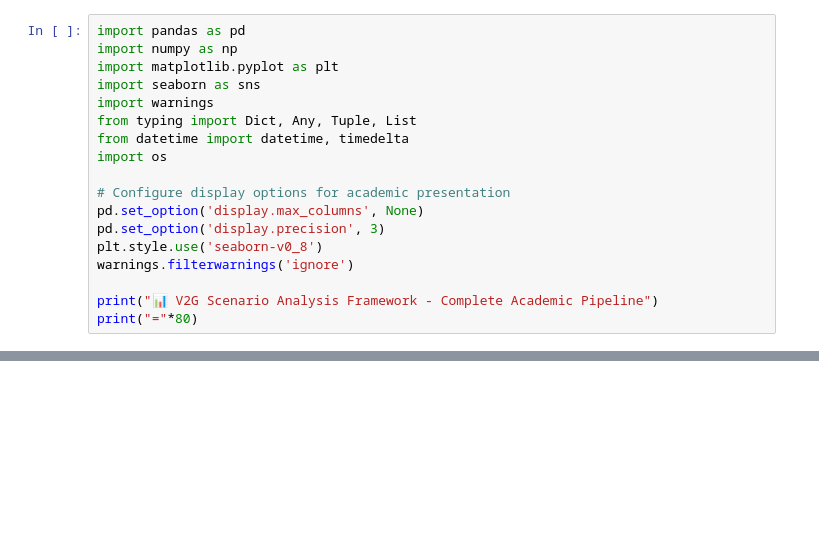
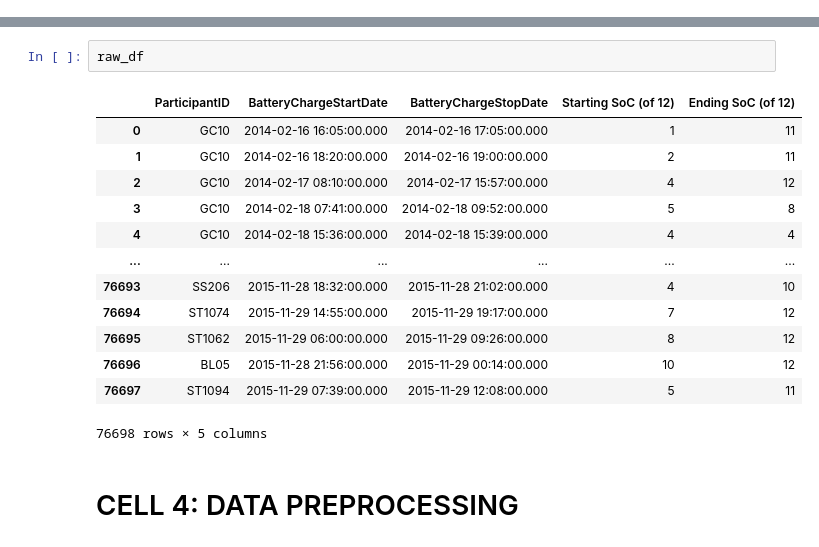
Before and after one commit to ikszn/V2G-Potential, a Jupyter notebook: V2GPotentialv11.ipynb, the cells around one changed output, grey strips where cells are left out. Drawn from its saved outputs; the diff is of its cells as text; blank space fills up the shorter version.

```diff
--- a/V2GPotentialv11.ipynb
+++ b/V2GPotentialv11.ipynb
@@ -25,18 +2,0 @@ Date: 13/09/25
-# %%
-import pandas as pd
-import numpy as np
-import matplotlib.pyplot as plt
-import seaborn as sns
-import warnings
-from typing import Dict, Any, Tuple, List
-from datetime import datetime, timedelta
-import os
-
-# Configure display options for academic presentation
-pd.set_option('display.max_columns', None)
-pd.set_option('display.precision', 3)
-plt.style.use('seaborn-v0_8')
-warnings.filterwarnings('ignore')
-
-print("📊 V2G Scenario Analysis Framework - Complete Academic Pipeline")
-print("="*80)
@@ -1167,0 +77,18 @@ eda_insights = results['eda_results']
+# %%
+raw_df
+# %% [output]
+|  | ParticipantID | BatteryChargeStartDate | BatteryChargeStopDate | Starting SoC (of 12) | Ending SoC (of 12) |
+| 0 | GC10 | 2014-02-16 16:05:00.000 | 2014-02-16 17:05:00.000 | 1 | 11 |
+| 1 | GC10 | 2014-02-16 18:20:00.000 | 2014-02-16 19:00:00.000 | 2 | 11 |
+| 2 | GC10 | 2014-02-17 08:10:00.000 | 2014-02-17 15:57:00.000 | 4 | 12 |
+| 3 | GC10 | 2014-02-18 07:41:00.000 | 2014-02-18 09:52:00.000 | 5 | 8 |
+| 4 | GC10 | 2014-02-18 15:36:00.000 | 2014-02-18 15:39:00.000 | 4 | 4 |
+| ... | ... | ... | ... | ... | ... |
+| 76693 | SS206 | 2015-11-28 18:32:00.000 | 2015-11-28 21:02:00.000 | 4 | 10 |
+| 76694 | ST1074 | 2015-11-29 14:55:00.000 | 2015-11-29 19:17:00.000 | 7 | 12 |
+| 76695 | ST1062 | 2015-11-29 06:00:00.000 | 2015-11-29 09:26:00.000 | 8 | 12 |
+| 76696 | BL05 | 2015-11-28 21:56:00.000 | 2015-11-29 00:14:00.000 | 10 | 12 |
+| 76697 | ST1094 | 2015-11-29 07:39:00.000 | 2015-11-29 12:08:00.000 | 5 | 11 |
+76698 rows × 5 columns
+# %% [markdown]
+# CELL 4: DATA PREPROCESSING
```
Also changed, not shown: parts of 39 cells of this notebook.
